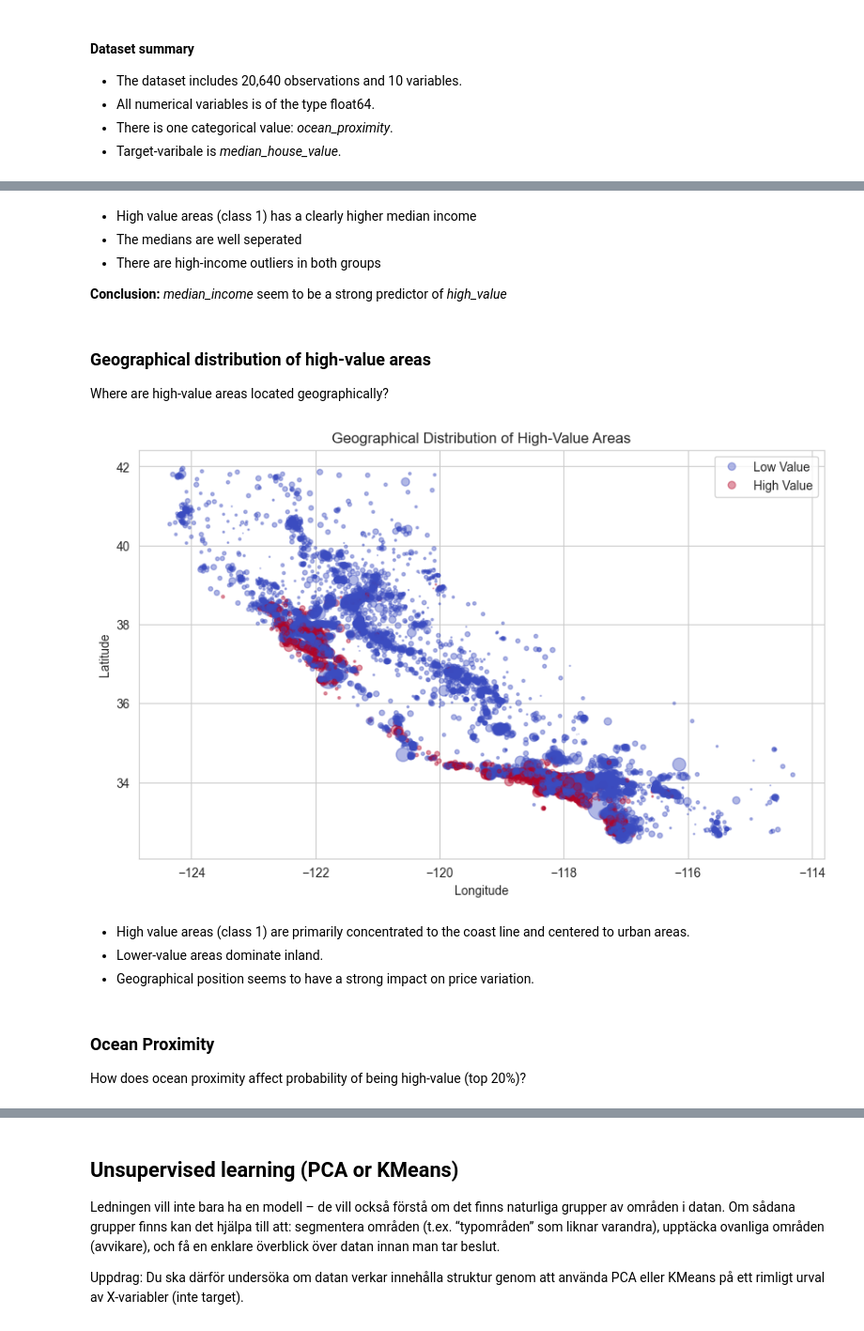
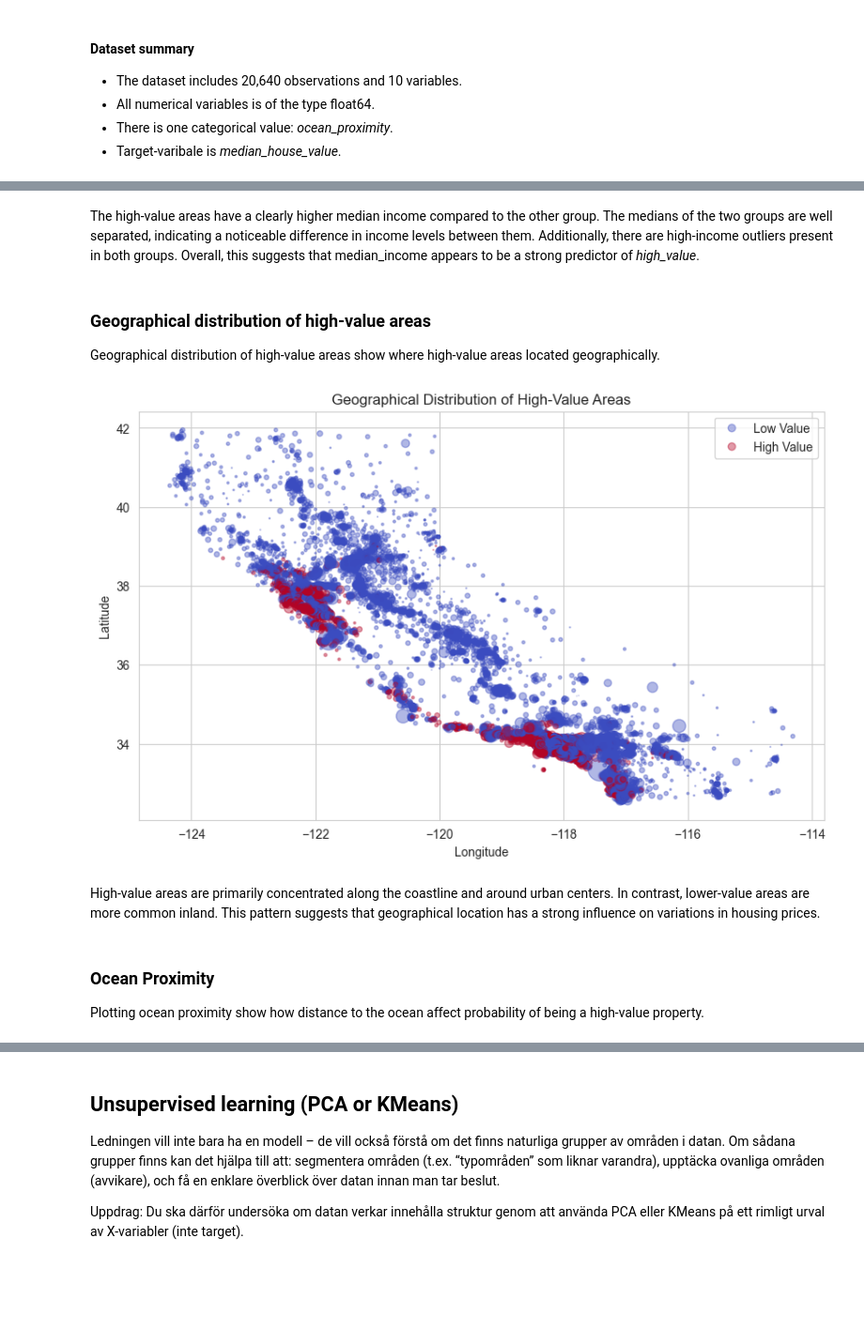
Before and after one commit to belson-h/PythonMLProject---California-Housing, a Jupyter notebook: housing_report.ipynb, the cells around one changed output, grey strips where cells are left out. Shown at 94% size. Drawn from its saved outputs; the diff is of its cells as text; code cells hidden in the pictures; blank space fills up the shorter version.

```diff
--- a/housing_report.ipynb
+++ b/housing_report.ipynb
@@ -285,39 +220,33 @@ plt.show()
 # %% [markdown]
-- High value areas (class 1) has a clearly higher median income
-- The medians are well seperated
-- There are high-income outliers in both groups
-
-**Conclusion:** *median_income* seem to be a strong predictor of *high_value*
+The high-value areas have a clearly higher median income compared to the other group. The medians of the two groups are well separated, indicating a noticeable difference in income levels between them. Additionally, there are high-income outliers present in both groups. Overall, this suggests that median_income appears to be a strong predictor of *high_value*.
 # %% [markdown]
 ### Geographical distribution of high-value areas
-Where are high-value areas located geographically?
+Geographical distribution of high-value areas show where high-value areas located geographically.
 # %%
 plt.figure(figsize=(10,6))
 
 scatter = plt.scatter(
-    X_train["longitude"],
-    X_train["latitude"],
-    s=X_train["population"]/100,
-    c=y_train,
+    X_full["longitude"],
+    X_full["latitude"],
+    s=X_full["population"]/100,
+    c=y_full,
     cmap="coolwarm",
     alpha=0.4
 )
 
 plt.xlabel("Longitude")
 plt.ylabel("Latitude")
 plt.title("Geographical Distribution of High-Value Areas")
 
 plt.legend(handles=scatter.legend_elements()[0],
            labels=["Low Value", "High Value"])
 
 plt.show()
 # %% [output]
-[figure, old version]
+[figure, new version]
 # %% [markdown]
-- High value areas (class 1) are primarily concentrated to the coast line and centered to urban areas.
-- Lower-value areas dominate inland.
-- Geographical position seems to have a strong impact on price variation.
+High-value areas are primarily concentrated along the coastline and around urban centers. In contrast, lower-value areas are more common inland. This pattern suggests that geographical location has a strong influence on variations in housing prices.
 # %% [markdown]
 ### Ocean Proximity
-How does ocean proximity affect probability of being high-value (top 20%)?
+Plotting ocean proximity show how distance to the ocean affect probability of being a high-value property.
 # %%
```
Also changed, not shown: parts of 44 cells of this notebook.
